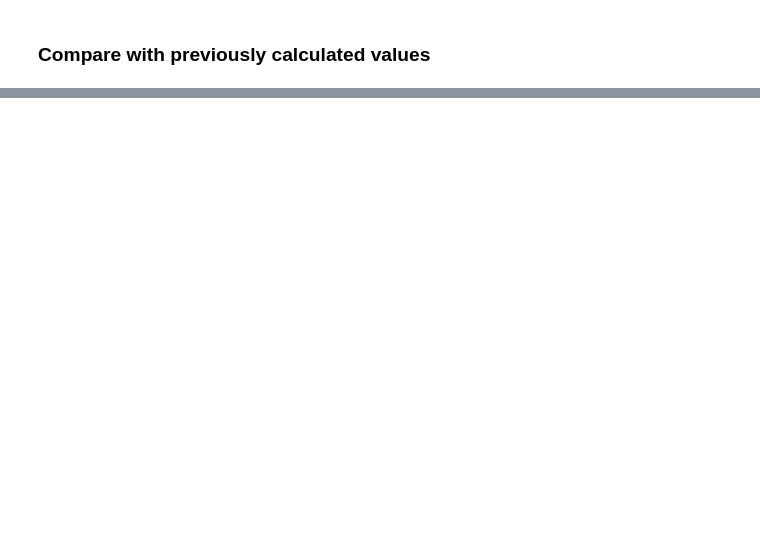
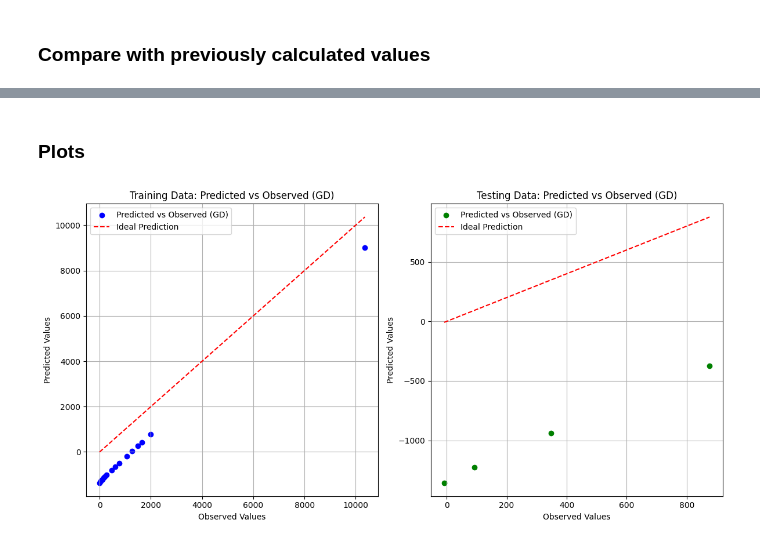
Before and after one commit to Debatreya/DM-ADSA-ML, a Jupyter notebook: Expt9/index.ipynb, the cells around one changed output, grey strips where cells are left out. Drawn from its saved outputs; the diff is of its cells as text; code cells hidden in the pictures; blank space fills up the shorter version.

```diff
--- a/Expt9/index.ipynb
+++ b/Expt9/index.ipynb
@@ -69,0 +243,37 @@ Looking at the plot it seems like a 2 degree ploynomial $$y = b1 + b2.x + b3.x^2
+# %% [markdown]
+### Plots
+# %%
+# Make predictions on the training set
+y_train_pred_gd = X_train_scaled @ B
+
+# Make predictions on the test set
+y_test_pred_gd = X_test_scaled @ B
+
+# Plot predicted vs observed data for Gradient Descent
+plt.figure(figsize=(12, 6))
+
+# Scatter plot for training data
+plt.subplot(1, 2, 1)
+plt.scatter(Y_train, y_train_pred_gd, color='blue', label='Predicted vs Observed (GD)')
+plt.plot([Y_train.min(), Y_train.max()], [Y_train.min(), Y_train.max()], 'r--', label='Ideal Prediction')
+plt.title('Training Data: Predicted vs Observed (GD)')
+plt.xlabel('Observed Values')
+plt.ylabel('Predicted Values')
+plt.legend()
+plt.grid()
+
+# Scatter plot for testing data
+plt.subplot(1, 2, 2)
+plt.scatter(Y_test, y_test_pred_gd, color='green', label='Predicted vs Observed (GD)')
+plt.plot([Y_test.min(), Y_test.max()], [Y_test.min(), Y_test.max()], 'r--', label='Ideal Prediction')
+plt.title('Testing Data: Predicted vs Observed (GD)')
+plt.xlabel('Observed Values')
+plt.ylabel('Predicted Values')
+plt.legend()
+plt.grid()
+
+# Show the plots
+plt.tight_layout()
+plt.show()
+# %% [output]
+[figure, added]
```
Also changed, not shown: parts of 9 cells of this notebook, 1 other file.
